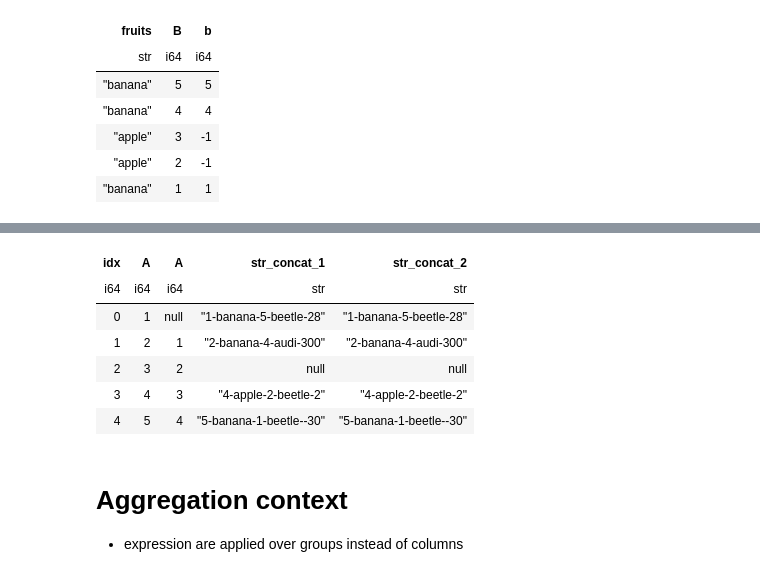
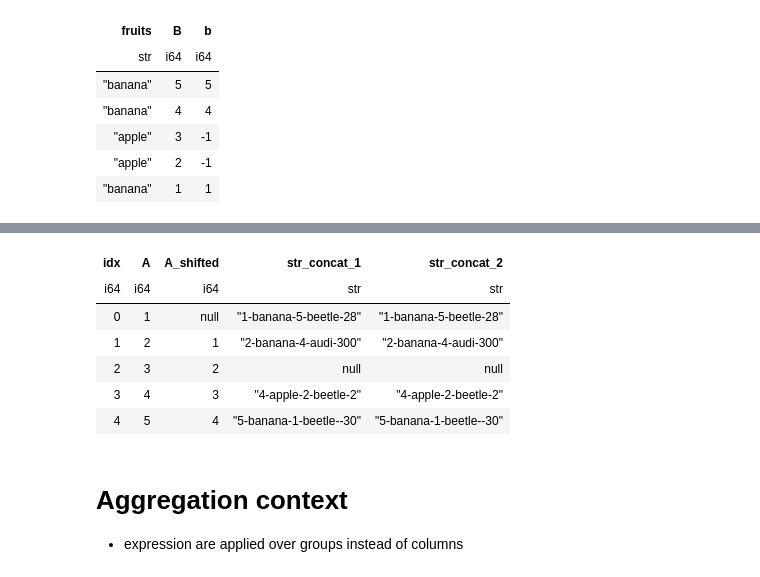
Before and after one commit to pola-rs/polars-book, a Jupyter notebook: user_guide/src/notebooks/introduction_polars.ipynb, the cells around one changed output, grey strips where cells are left out. Cells and saved outputs as stored; diff of their text form; code cells hidden in the pictures.

```diff
--- a/user_guide/src/notebooks/introduction_polars.ipynb
+++ b/user_guide/src/notebooks/introduction_polars.ipynb
@@ -189,15 +189,15 @@ some_var = 1
 # %%
 # even combine all
 
 (df.select([
     pl.arange(0, df.height).alias("idx"),
     "A",
-    col("A").shift(),
+    col("A").shift().alias("A_shifted"),
     pl.concat_str(pl.all(), "-").alias("str_concat_1"),  # prefer this
     pl.fold(col("A"), lambda a, b: a + "-" + b, pl.all().exclude("A")).alias("str_concat_2"),  # over this (accidentally O(n^2))
 ]))
 # %% [output]
-| idx | A | A | str_concat_1 | str_concat_2 |
+| idx | A | A_shifted | str_concat_1 | str_concat_2 |
 | i64 | i64 | i64 | str | str |
 | 0 | 1 | null | "1-banana-5-beetle-28" | "1-banana-5-beetle-28" |
 | 1 | 2 | 1 | "2-banana-4-audi-300" | "2-banana-4-audi-300" |
```
Also changed, not shown: parts of 9 cells of this notebook, 18 other files.
